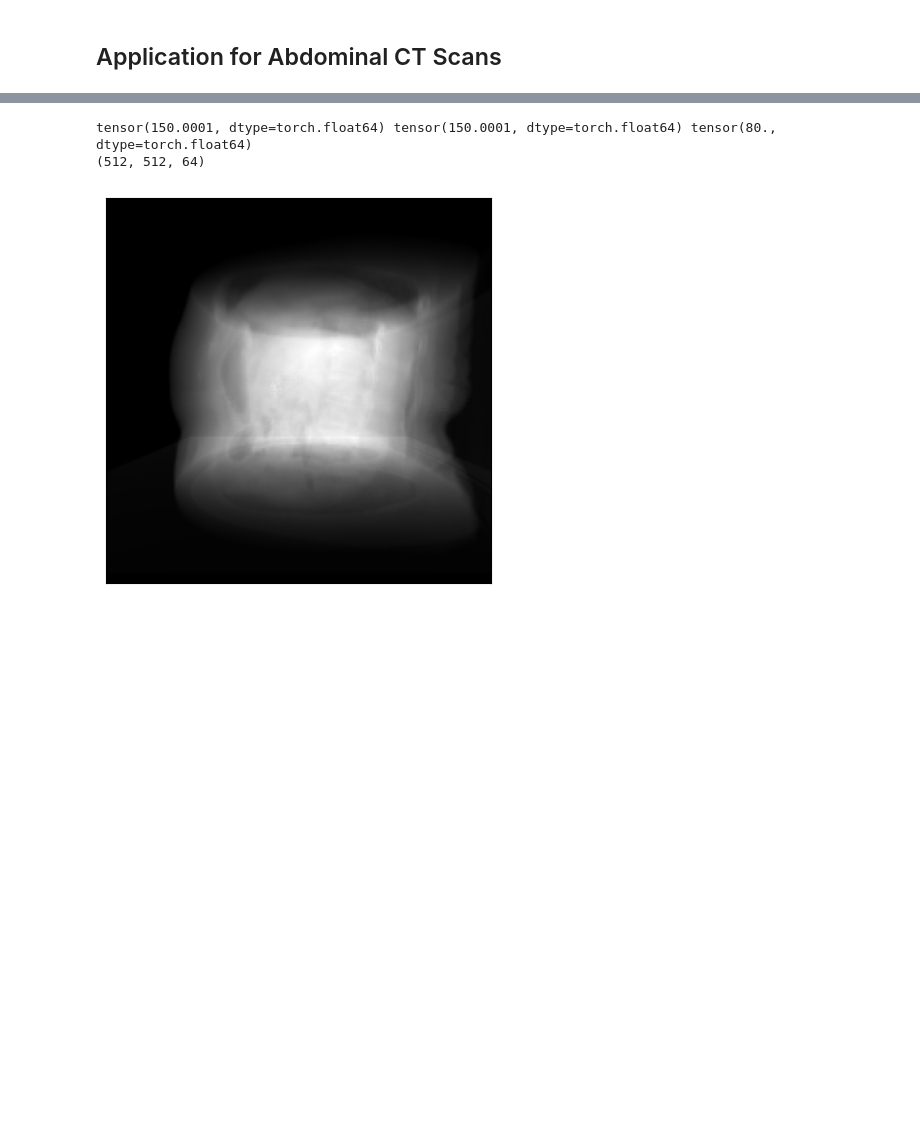
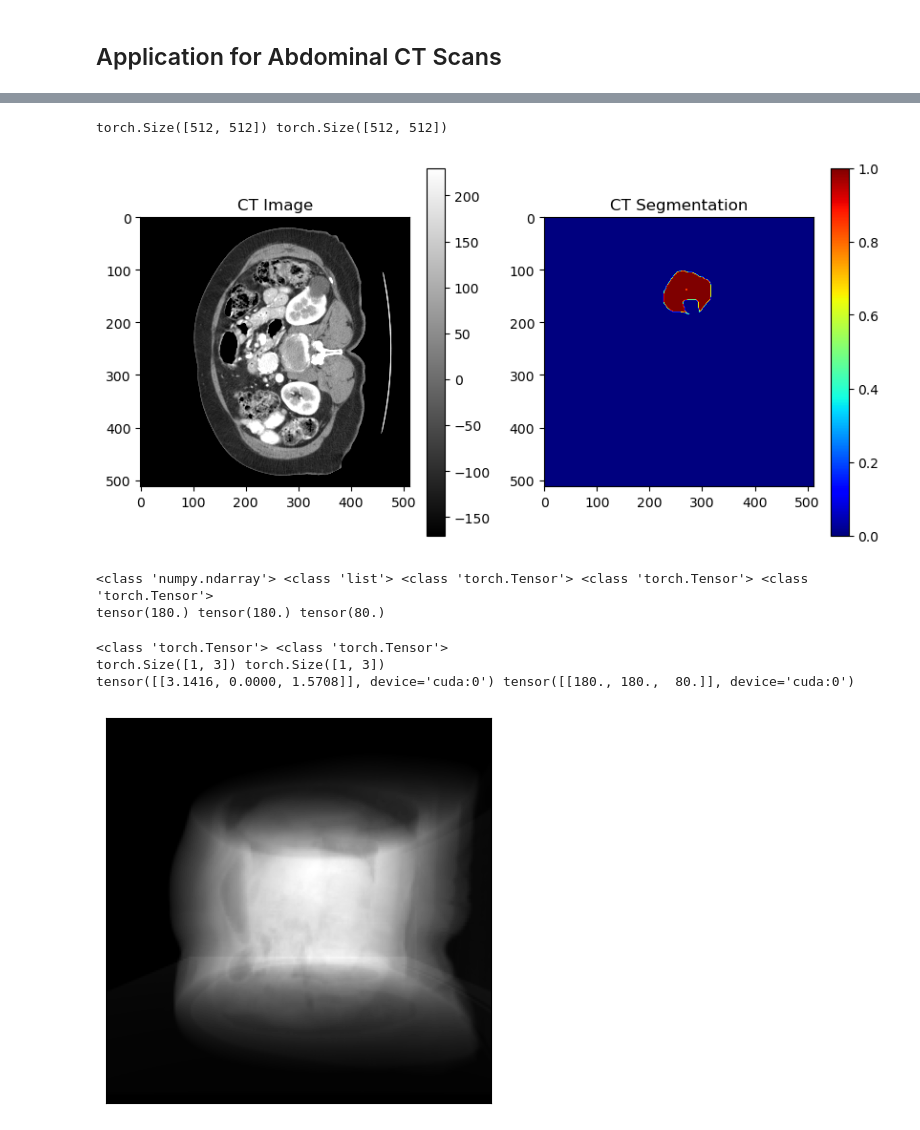
Before and after one commit to LucianoDeben/5ARIP10-ITP-T3G3, a Jupyter notebook: notebooks/drr.ipynb, the cells around one changed output, grey strips where cells are left out. Saved outputs shown, nothing was run; the diff lists cells and outputs as text; code cells hidden in the pictures; blank space fills up the shorter version.

```diff
--- a/notebooks/drr.ipynb
+++ b/notebooks/drr.ipynb
@@ -116,25 +107,35 @@ tensor(179.9936) tensor(179.9936) tensor(78.7500)
-# %%
-# Get the CT volume and spacing from the image metadata
-volume, spacing = image, image.meta["spacing"]
-
-# Calculate the isocenter
-iso = torch.tensor(volume.shape[2:]) * spacing / 2
-
-# Convert the spacing to a list
-spacing = spacing.tolist()[0]
-
-# Convert the volume to a numpy array
-volume = volume.squeeze().numpy()
-
-# Flatten the isocenter tensor
-iso = iso.flatten()
-
-# Extract the isocenter coordinates
-bx, by, bz = iso[0], iso[1], iso[2]
-
-print(bx, by, bz)
-print(volume.shape)
-# %% [output]
-tensor(150.0001, dtype=torch.float64) tensor(150.0001, dtype=torch.float64) tensor(80., dtype=torch.float64)
-(512, 512, 64)
+# %%
+slice_idx = 60
+
+# Sample a slice from the image
+CT_slice = image[0, 0, :, :, slice_idx].cpu()
+
+# Get the maximum segmentation class for each pixel in the slice
+CT_seg_slice = seg[0, 0, :, :, slice_idx].cpu()
+
+print(CT_slice.shape, CT_seg_slice.shape)
+
+# Plot the image and segmentation slice as a subplot
+fig, axes = plt.subplots(1, 2, figsize=(10, 5))
+im = axes[0].imshow(
+    CT_slice, cmap="gray", vmin=-170, vmax=230
+)
+axes[0].set_title("CT Image")
+fig.colorbar(im, ax=axes[0])  # Add a colorbar to the CT image
+axes[1].imshow(CT_seg_slice, cmap="jet")
+axes[1].set_title("CT Segmentation")
+plt.colorbar(mappable=axes[1].imshow(CT_seg_slice, cmap="jet"), ax=axes[1])
+plt.show()
+# %% [output]
+torch.Size([512, 512]) torch.Size([512, 512])
+[figure, added]
+# %%
+volume, spacing = get_spacing(image)
+x, y, z = get_iso_center(volume, spacing)
+x, y, z = torch.tensor([x, y, z])
+print(type(volume), type(spacing), type(x), type(y), type(z))
+print(x, y, z)
+# %% [output]
+<class 'numpy.ndarray'> <class 'list'> <class 'torch.Tensor'> <class 'torch.Tensor'> <class 'torch.Tensor'>
+tensor(180.) tensor(180.) tensor(80.)
 # %%
@@ -148,5 +160,12 @@ drr = DRR(
 # %%
 # Set the camera pose with rotations (yaw, pitch, roll) and translations (x, y, z)
 rotations = torch.tensor([[torch.pi, 0.0, torch.pi / 2]], device=device)
-translations = torch.tensor([[bx, by, bz]], device=device)
+translations = torch.tensor([[x, y, z]], device=device)
+print(type(rotations), type(translations))
+print(rotations.shape, translations.shape)
+print(rotations, translations)
+# %% [output]
+<class 'torch.Tensor'> <class 'torch.Tensor'>
+torch.Size([1, 3]) torch.Size([1, 3])
+tensor([[3.1416, 0.0000, 1.5708]], device='cuda:0') tensor([[180., 180.,  80.]], device='cuda:0')
 # %%
```
Also changed, not shown: parts of 10 cells of this notebook, 12 other files.
